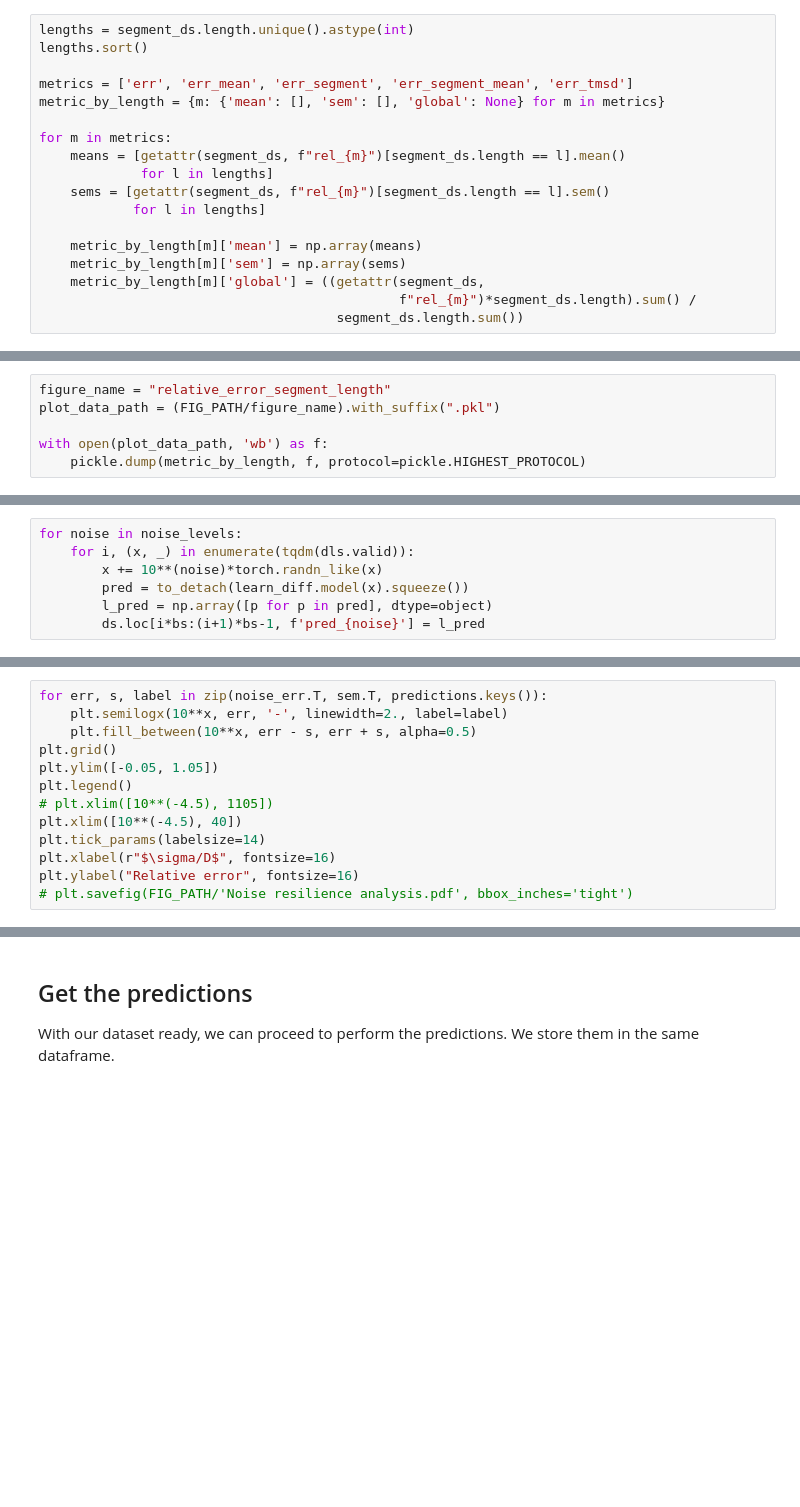
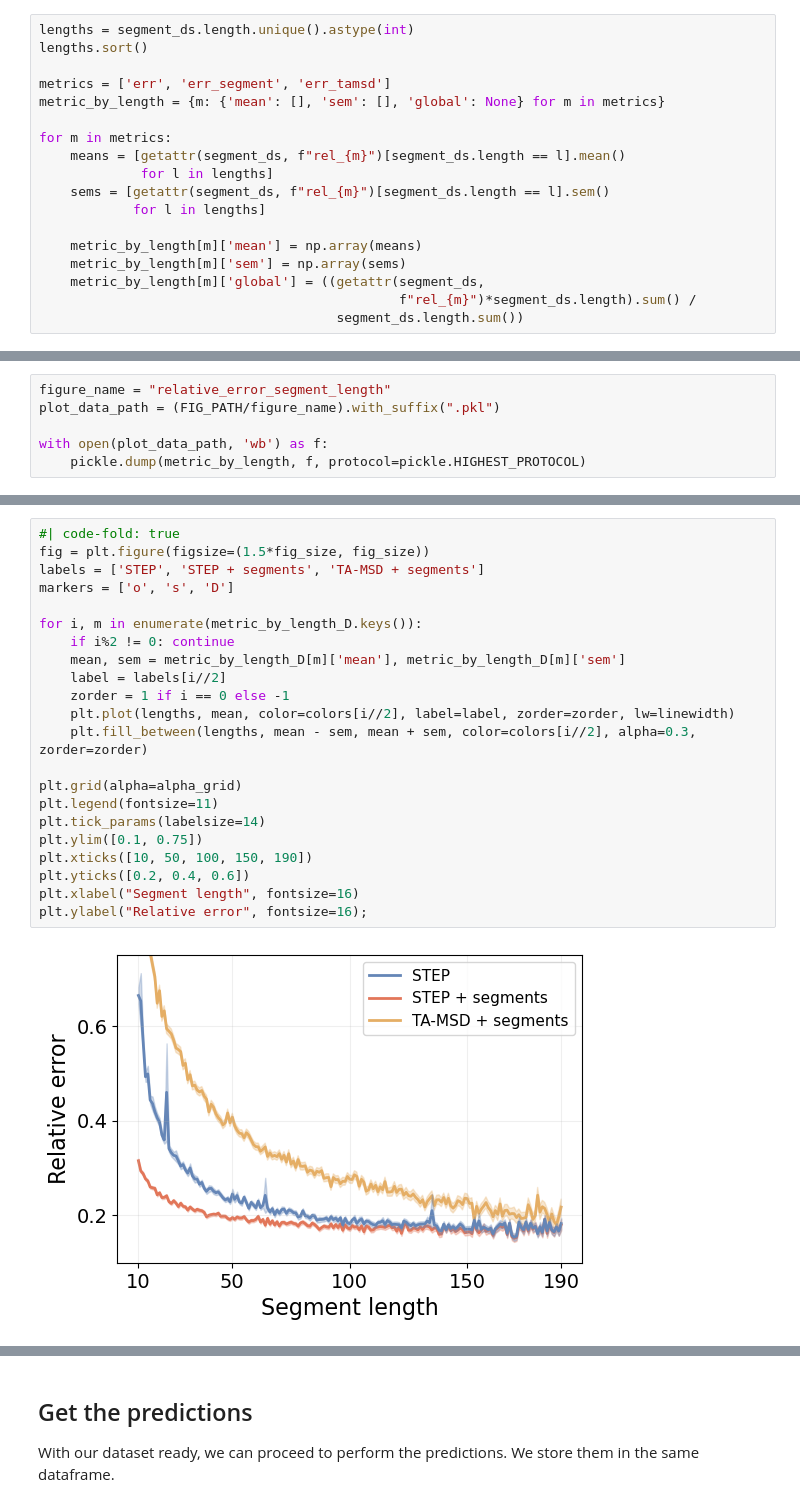
Before and after one commit to BorjaRequena/step, a Jupyter notebook: nbs/tutorials/01_analysis_bm.ipynb, the cells around one changed output, grey strips where cells are left out. Cells and saved outputs as stored; diff of their text form; blank space fills up the shorter version.

```diff
--- a/nbs/tutorials/01_analysis_bm.ipynb
+++ b/nbs/tutorials/01_analysis_bm.ipynb
@@ -164,7 +188,7 @@ We are interested in the errors performed by each method as a function of the se
 lengths = segment_ds.length.unique().astype(int)
 lengths.sort()
 
-metrics = ['err', 'err_mean', 'err_segment', 'err_segment_mean', 'err_tmsd']
+metrics = ['err', 'err_segment', 'err_tamsd']
 metric_by_length = {m: {'mean': [], 'sem': [], 'global': None} for m in metrics}
 
 for m in metrics:
@@ -253,7 +212,0 @@ We now perform the predictions on the trajectories at the different noise levels
-# %%
-for noise in noise_levels:
-    for i, (x, _) in enumerate(tqdm(dls.valid)):
-        x += 10**(noise)*torch.randn_like(x)
-        pred = to_detach(learn_diff.model(x).squeeze())
-        l_pred = np.array([p for p in pred], dtype=object)
-        ds.loc[i*bs:(i+1)*bs-1, f'pred_{noise}'] = l_pred
@@ -342,13 +212,0 @@ sem = noise_err_std/counts.sqrt().unsqueeze(-1)
-# %%
-for err, s, label in zip(noise_err.T, sem.T, predictions.keys()):
-    plt.semilogx(10**x, err, '-', linewidth=2., label=label)
-    plt.fill_between(10**x, err - s, err + s, alpha=0.5)
-plt.grid()
-plt.ylim([-0.05, 1.05])
-plt.legend()
-# plt.xlim([10**(-4.5), 1105])
-plt.xlim([10**(-4.5), 40])
-plt.tick_params(labelsize=14)
-plt.xlabel(r"$\sigma/D$", fontsize=16)
-plt.ylabel("Relative error", fontsize=16)
-# plt.savefig(FIG_PATH/'Noise resilience analysis.pdf', bbox_inches='tight')
@@ -399,0 +226,24 @@ ds = combine_datasets(datasets, shuffle=False)
+# %%
+#| code-fold: true
+fig = plt.figure(figsize=(1.5*fig_size, fig_size))
+labels = ['STEP', 'STEP + segments', 'TA-MSD + segments']
+markers = ['o', 's', 'D']
+
+for i, m in enumerate(metric_by_length_D.keys()):
+    if i%2 != 0: continue
+    mean, sem = metric_by_length_D[m]['mean'], metric_by_length_D[m]['sem']
+    label = labels[i//2]
+    zorder = 1 if i == 0 else -1
+    plt.plot(lengths, mean, color=colors[i//2], label=label, zorder=zorder, lw=linewidth)
+    plt.fill_between(lengths, mean - sem, mean + sem, color=colors[i//2], alpha=0.3, zorder=zorder)
+
+plt.grid(alpha=alpha_grid)
+plt.legend(fontsize=11)
+plt.tick_params(labelsize=14)
+plt.ylim([0.1, 0.75])
+plt.xticks([10, 50, 100, 150, 190])
+plt.yticks([0.2, 0.4, 0.6])
+plt.xlabel("Segment length", fontsize=16)
+plt.ylabel("Relative error", fontsize=16);
+# %% [output]
+[figure, added]
```
Also changed, not shown: parts of 159 cells of this notebook, 3 other files.
